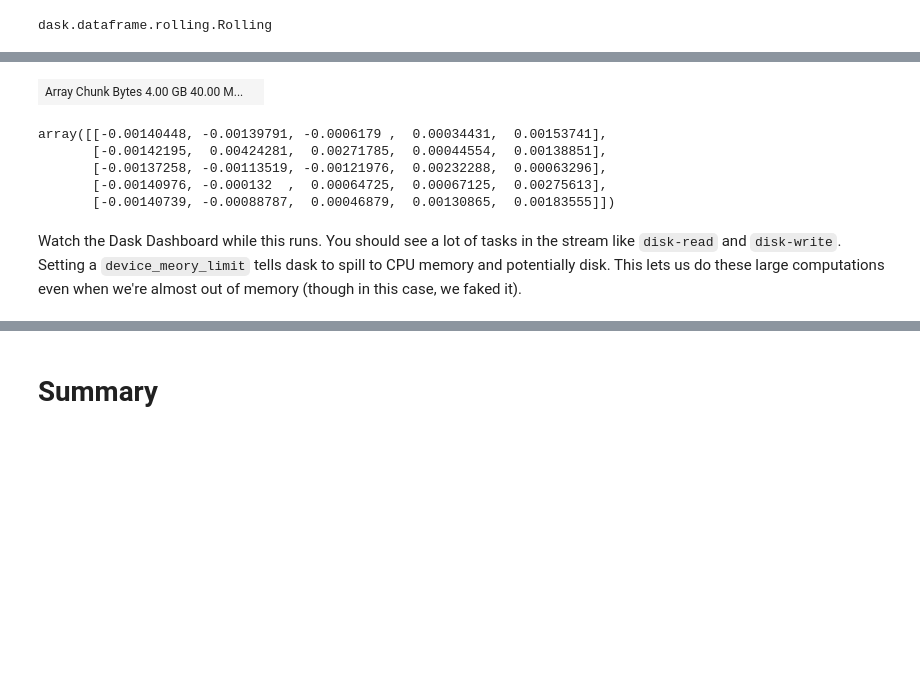
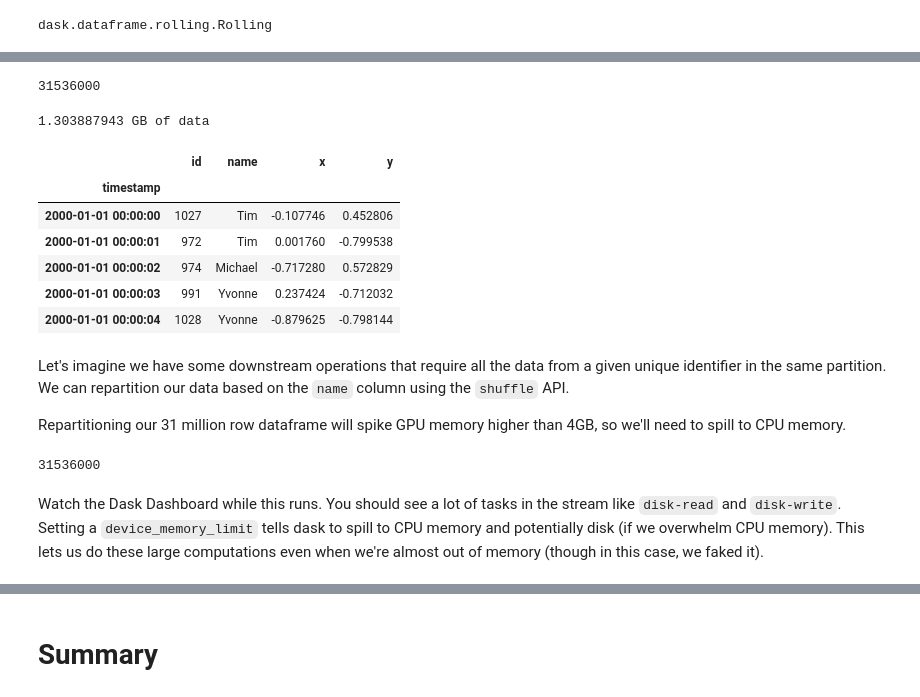
Before and after one commit to yidong72/XGBoostWorkshop, a Jupyter notebook: workshop/02-Intro_to_Dask.ipynb, the cells around one changed output, grey strips where cells are left out. Drawn from its saved outputs; the diff is of its cells as text; code cells hidden in the pictures; blank space fills up the shorter version.

```diff
--- a/workshop/02-Intro_to_Dask.ipynb
+++ b/workshop/02-Intro_to_Dask.ipynb
@@ -194,7 +130,0 @@ Wed Jun 10 22:49:26 2020
-# %%
-rs = da.random.RandomState(RandomState=cp.random.RandomState, seed=12)
-
-x = rs.random((500000, 1000), chunks=(5000,1000))
-x
-# %% [output]
-| Array Chunk Bytes 4.00 GB 40.00 M... |  |
@@ -205,10 +131,34 @@ _ = wait(u)
-# %%
-u[:5, :5].compute()
-# %% [output]
-array([[-0.00140448, -0.00139791, -0.0006179 ,  0.00034431,  0.00153741],
-       [-0.00142195,  0.00424281,  0.00271785,  0.00044554,  0.00138851],
-       [-0.00137258, -0.00113519, -0.00121976,  0.00232288,  0.00063296],
-       [-0.00140976, -0.000132  ,  0.00064725,  0.00067125,  0.00275613],
-       [-0.00140739, -0.00088787,  0.00046879,  0.00130865,  0.00183555]])
+# %%
+ddf = dask_cudf.from_dask_dataframe(dask.datasets.timeseries(start="2000-01-01", end="2000-12-31"))
+
+ddf = ddf.persist()
+len(ddf)
+# %% [output]
+31536000
+# %%
+print(f"{ddf.memory_usage(deep=True).sum().compute() / 1e9} GB of data")
+# %% [output]
+1.303887943 GB of data
+# %%
+ddf.head()
+# %% [output]
+|  | id | name | x | y |
+| timestamp |  |  |  |  |
+| 2000-01-01 00:00:00 | 1027 | Tim | -0.107746 | 0.452806 |
+| 2000-01-01 00:00:01 | 972 | Tim | 0.001760 | -0.799538 |
+| 2000-01-01 00:00:02 | 974 | Michael | -0.717280 | 0.572829 |
+| 2000-01-01 00:00:03 | 991 | Yvonne | 0.237424 | -0.712032 |
+| 2000-01-01 00:00:04 | 1028 | Yvonne | -0.879625 | -0.798144 |
+# %% [markdown]
+Let's imagine we have some downstream operations that require all the data from a given unique identifier in the same partition. We can repartition our data based on the `name` column using the `shuffle` API.
+
+Repartitioning our 31 million row dataframe will spike GPU memory higher than 4GB, so we'll need to spill to CPU memory.
+# %%
+ddf = ddf.shuffle(on="id")
+ddf = ddf.persist()
+
+len(ddf)
+# %% [output]
+31536000
 # %% [markdown]
-Watch the Dask Dashboard while this runs. You should see a lot of tasks in the stream like `disk-read` and `disk-write`. Setting a `device_meory_limit` tells dask to spill to CPU memory and potentially disk. This lets us do these large computations even when we're almost out of memory (though in this case, we faked it).
+Watch the Dask Dashboard while this runs. You should see a lot of tasks in the stream like `disk-read` and `disk-write`. Setting a `device_memory_limit` tells dask to spill to CPU memory and potentially disk (if we overwhelm CPU memory). This lets us do these large computations even when we're almost out of memory (though in this case, we faked it).
```
Also changed, not shown: parts of 48 cells of this notebook.
